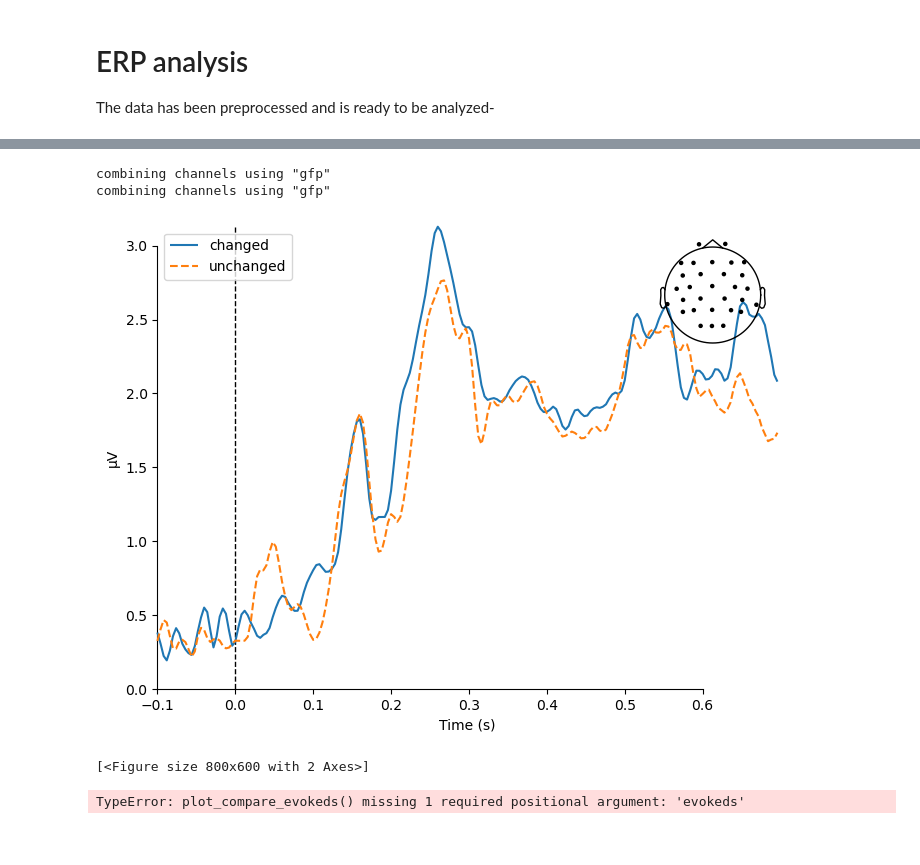
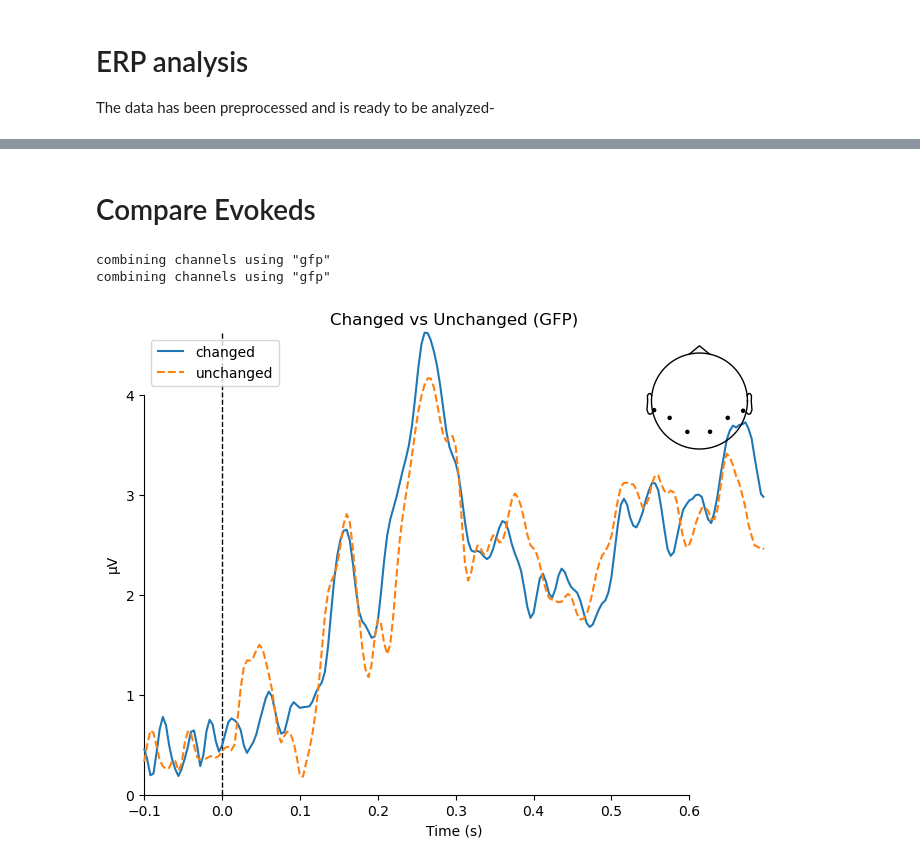
Before and after one commit to lauritswl/EEG_Thatcher_Effect, a Jupyter notebook: thatcher_experiment_notebook_EEG.ipynb, the cells around one changed output, grey strips where cells are left out. Saved outputs shown, nothing was run; the diff lists cells and outputs as text; code cells hidden in the pictures.

Commit message:
Created t_test notebook and looked at plots

```diff
--- a/thatcher_experiment_notebook_EEG.ipynb
+++ b/thatcher_experiment_notebook_EEG.ipynb
@@ -306,8 +292,19 @@ Number of events: 360
 # %%
+
 # Define time window for epochs:
 tmin, tmax = -0.1, 0.7
-#create the rejection dictionary (how big the difference between a low and high can be in a (unrejected) epoch
+#create the rejection dictionary (how big the difference between a low and high can be in a (unrejected) epoch)
+# reject criterion of 150 microvolts
 reject = {'eeg': 150e-6}
-raw.plot(n_channels=30, duration=1, scalings=dict(eeg=20e-6));
-epochs = mne.Epochs(raw, events, event_id, tmin, tmax, reject=reject, preload=True)
+# Create epochs
+epochs = mne.Epochs(raw, events, event_id, tmin, tmax,
+                    reject=reject, preload=True)
+
+# downsampling to 250 Hz
+epochs_resampled = epochs.resample(250)
+
+
+#saving our EPOCHS as an object
+# epochs_resampled.save('./Data/Epochs/thatcher_epochs.fif')
+epochs_resampled
 # %% [output]
@@ -358,15 +383,11 @@ No baseline correction applied
+# %% [markdown]
+# Compare Evokeds
 # %%
 mne.viz.plot_compare_evokeds(dict(changed=all_changed_evoked, unchanged=all_unchanged_evoked),
                              linestyles=dict(changed ='solid', unchanged ='dashed'),
-                             legend='upper left', show_sensors='upper right')
+                             legend='upper left', show_sensors='upper right',
+                             picks=["TP9", "TP10", "P7", "P8", "O1", "O2"], title="Changed vs Unchanged");
 # %% [output]
 combining channels using "gfp"
 combining channels using "gfp"
-[figure, old version]
+[figure, new version]
-[<Figure size 800x600 with 2 Axes>]
-# %%
-mne.viz.plot_compare_evokeds(colors=dict(aud=0, vis=1),
-                             linestyles=dict(left='solid', right='dashed'),
-                             time_unit='ms')
-# %% [output]
-TypeError: plot_compare_evokeds() missing 1 required positional argument: 'evokeds'
```
Also changed, not shown: parts of 13 cells of this notebook, 2 other files.
